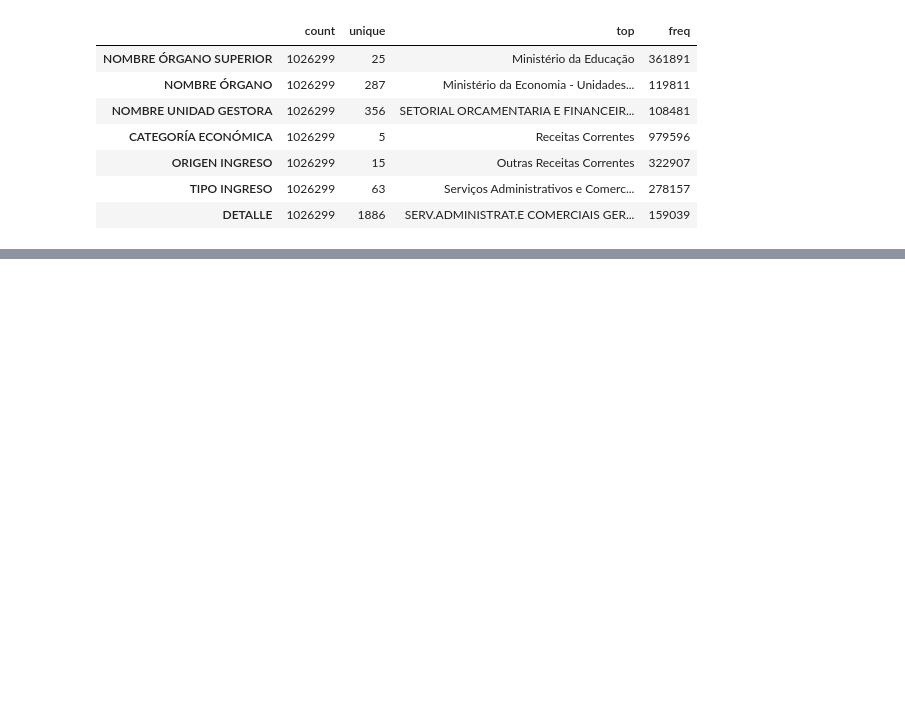
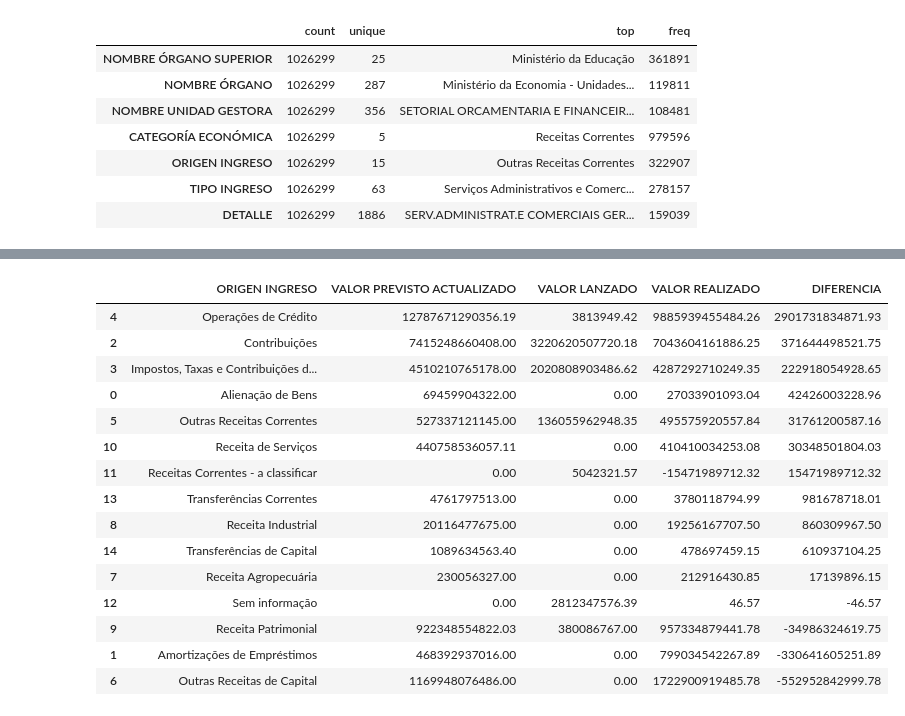
Before and after one commit to Gonzalo8julian/11.Proyecto2_EDA-Ingresos-Publicos-Brasil, a Jupyter notebook: 3.PROYECTO2_EDA.ipynb, the cells around one changed output, grey strips where cells are left out. Saved outputs shown, nothing was run; the diff lists cells and outputs as text; code cells hidden in the pictures; blank space fills up the shorter version.

```diff
--- a/3.PROYECTO2_EDA.ipynb
+++ b/3.PROYECTO2_EDA.ipynb
@@ -3,6 +3,8 @@ import pandas as pd
 import numpy as np
 from src import soporte_limpieza as sl
 pd.set_option("display.max_columns",None)
+pd.set_option('display.max_colwidth', None) # No cortar el contenido de las celdas
+pd.options.display.float_format = '{:.2f}'.format
 # %% [markdown]
 >Carga del archivo y análisis visual de las columnas: Esto nos dará un mayo entendimiento del contexto de las columnas
 # %%
@@ -172,0 +346,23 @@ La homogeneidad en Over18 sugiere poca utilidad analítica en esa variable, mien
+# %%
+origen_ingresos = df.groupby("ORIGEN INGRESO")[["VALOR PREVISTO ACTUALIZADO","VALOR LANZADO","VALOR REALIZADO"]].sum()
+origen_ingresos = origen_ingresos.reset_index()
+
+origen_ingresos["DIFERENCIA"] = origen_ingresos["VALOR PREVISTO ACTUALIZADO"] - origen_ingresos["VALOR REALIZADO"]
+origen_ingresos.sort_values(by="DIFERENCIA", ascending=False)
+# %% [output]
+|  | ORIGEN INGRESO | VALOR PREVISTO ACTUALIZADO | VALOR LANZADO | VALOR REALIZADO | DIFERENCIA |
+| 4 | Operações de Crédito | 12787671290356.19 | 3813949.42 | 9885939455484.26 | 2901731834871.93 |
+| 2 | Contribuições | 7415248660408.00 | 3220620507720.18 | 7043604161886.25 | 371644498521.75 |
+| 3 | Impostos, Taxas e Contribuições d... | 4510210765178.00 | 2020808903486.62 | 4287292710249.35 | 222918054928.65 |
+| 0 | Alienação de Bens | 69459904322.00 | 0.00 | 27033901093.04 | 42426003228.96 |
+| 5 | Outras Receitas Correntes | 527337121145.00 | 136055962948.35 | 495575920557.84 | 31761200587.16 |
+| 10 | Receita de Serviços | 440758536057.11 | 0.00 | 410410034253.08 | 30348501804.03 |
+| 11 | Receitas Correntes - a classificar | 0.00 | 5042321.57 | -15471989712.32 | 15471989712.32 |
+| 13 | Transferências Correntes | 4761797513.00 | 0.00 | 3780118794.99 | 981678718.01 |
+| 8 | Receita Industrial | 20116477675.00 | 0.00 | 19256167707.50 | 860309967.50 |
+| 14 | Transferências de Capital | 1089634563.40 | 0.00 | 478697459.15 | 610937104.25 |
+| 7 | Receita Agropecuária | 230056327.00 | 0.00 | 212916430.85 | 17139896.15 |
+| 12 | Sem informação | 0.00 | 2812347576.39 | 46.57 | -46.57 |
+| 9 | Receita Patrimonial | 922348554822.03 | 380086767.00 | 957334879441.78 | -34986324619.75 |
+| 1 | Amortizações de Empréstimos | 468392937016.00 | 0.00 | 799034542267.89 | -330641605251.89 |
+| 6 | Outras Receitas de Capital | 1169948076486.00 | 0.00 | 1722900919485.78 | -552952842999.78 |
```
Also changed, not shown: parts of 24 cells of this notebook, 3 other files.
